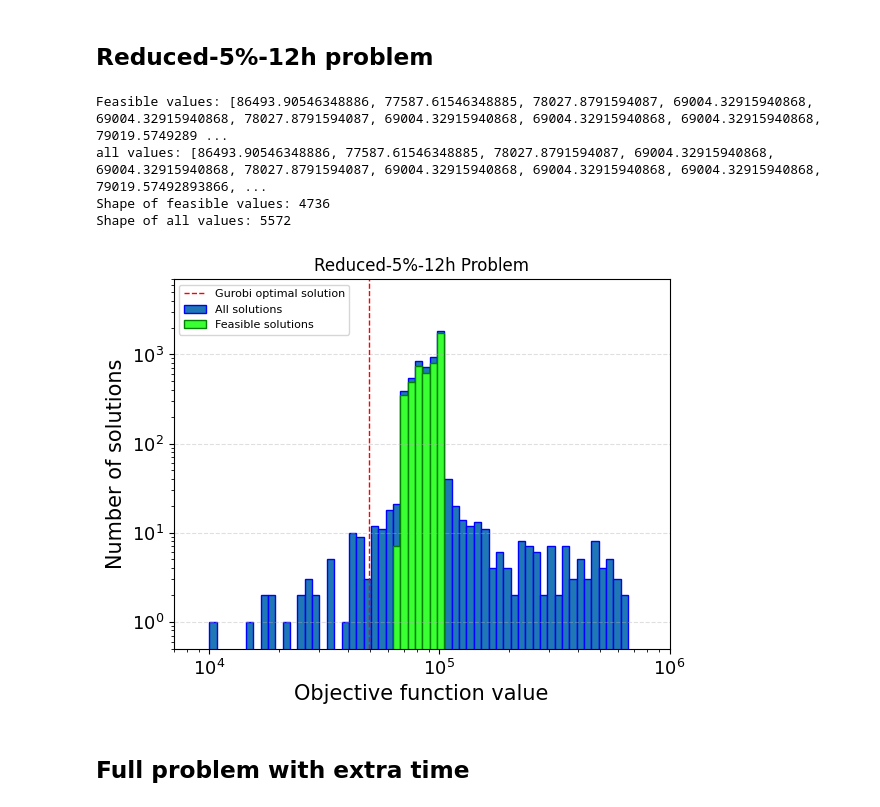
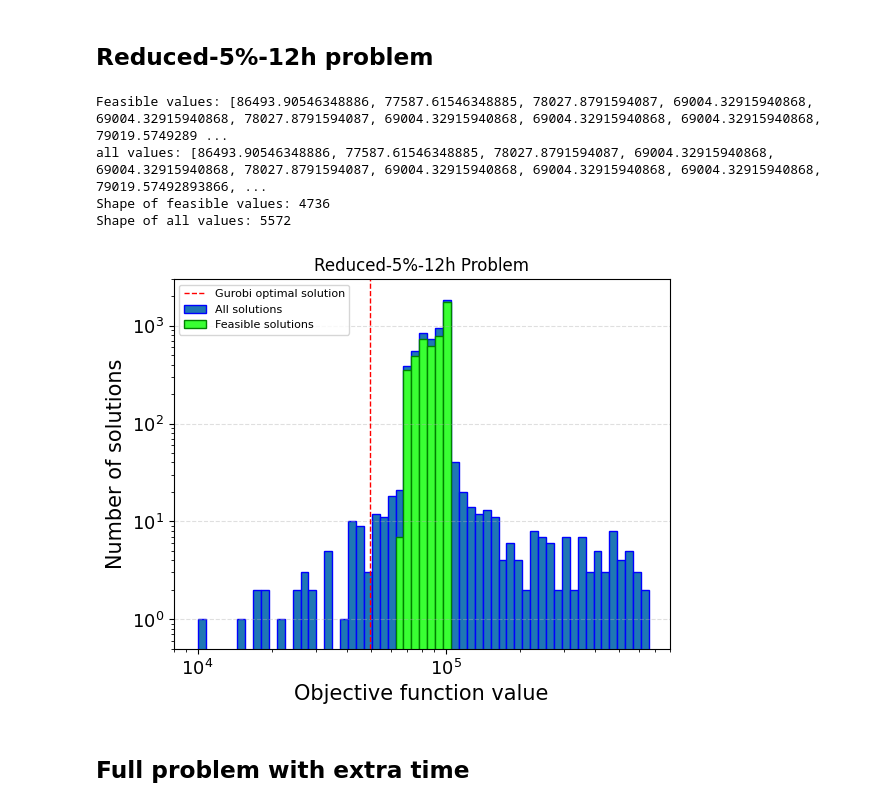
Before and after one commit to Henrikidsal/Prosjektoppgave, a Jupyter notebook: plots_show.ipynb, the cells around one changed output. Cells and saved outputs as stored; diff of their text form; code cells hidden in the pictures.

```diff
--- a/plots_show.ipynb
+++ b/plots_show.ipynb
@@ -376,36 +376,36 @@ feasible_counts, _ = np.histogram(feasible_values, bins=bin_edges)
 # Subtract feasible counts from total counts to get the counts of infeasible solutions
 infeasible_counts = all_counts - feasible_counts
 
 # Plot infeasible (blue) and feasible (green) solutions stacked
 plt.bar(bin_edges[:-1], all_counts, width=np.diff(bin_edges), align='edge', edgecolor='blue', label='All solutions')
 plt.bar(bin_edges[:-1], feasible_counts, width=np.diff(bin_edges), align='edge', color='#39ff33', edgecolor='green', label='Feasible solutions')
 
 # Add Gurobi optimal solution line
 plt.axvline(49664, color='red', linestyle='dashed', linewidth=1, label='Gurobi optimal solution')
 
 # Customize the plot
 plt.title('Reduced-5%-12h Problem')
-plt.xlim([7e+3, 1e+6])
-plt.ylim([0.5, 7e+3])
+plt.xlim([8e+3, 8e+5])
+plt.ylim([0.5, 3e+3])
 plt.xlabel('Objective function value', fontsize=15)
 plt.ylabel('Number of solutions', fontsize=15)
 plt.xscale('log')
 plt.yscale('log')
 plt.grid(axis='y', linestyle='--', alpha=0.4)
 
 plt.xticks(fontsize=13)
 plt.yticks(fontsize=13)
 plt.legend(fontsize=8, loc='upper left')
 plt.savefig('plots/full_size_problem.png')
 
 # Show the plot
 plt.show()
 # %% [output]
 Feasible values: [86493.90546348886, 77587.61546348885, 78027.8791594087, 69004.32915940868, 69004.32915940868, 78027.8791594087, 69004.32915940868, 69004.32915940868, 69004.32915940868, 79019.5749289 ...
 all values: [86493.90546348886, 77587.61546348885, 78027.8791594087, 69004.32915940868, 69004.32915940868, 78027.8791594087, 69004.32915940868, 69004.32915940868, 69004.32915940868, 79019.57492893866, ...
 Shape of feasible values: 4736
 Shape of all values: 5572
-[figure, old version]
+[figure, new version]
 # %% [markdown]
 ## Full problem with extra time
 # %%
```
Also changed, not shown: parts of 4 cells of this notebook.
